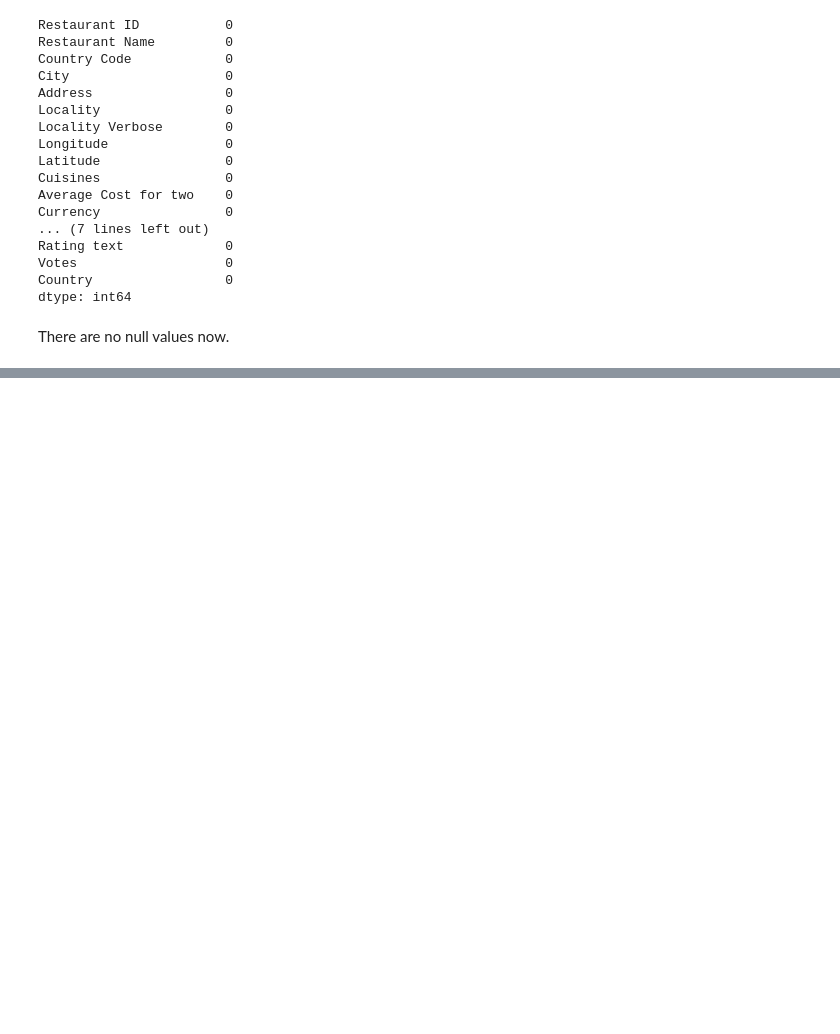
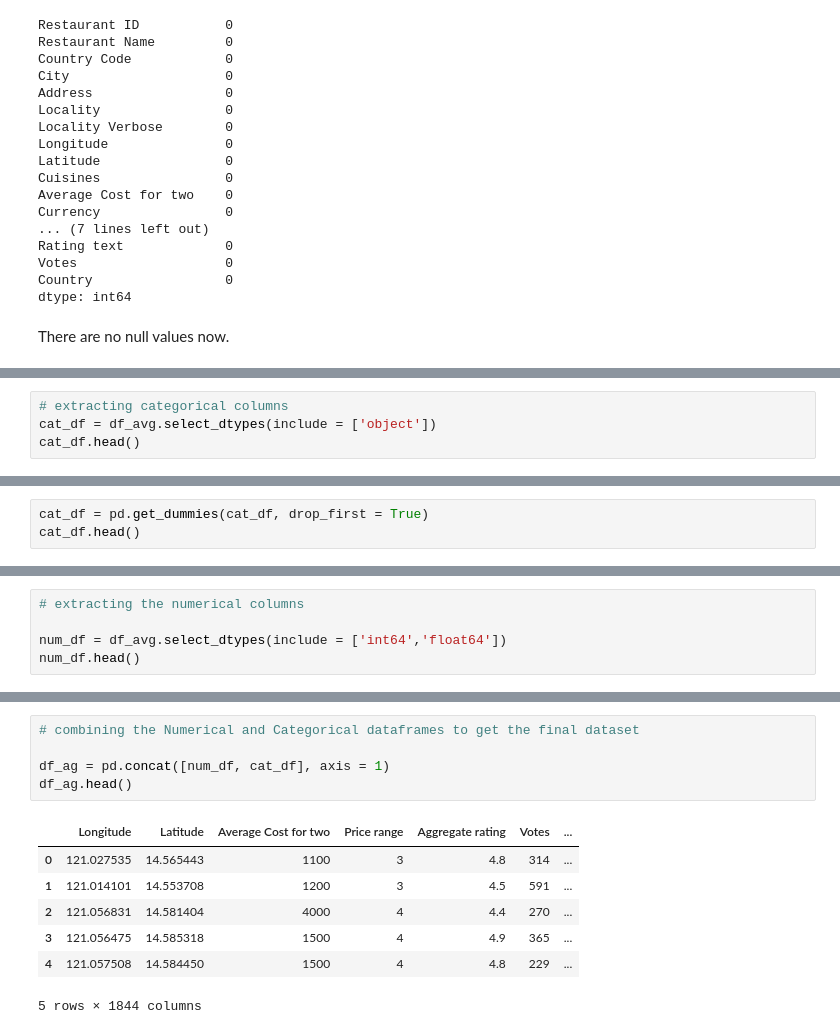
Before and after one commit to Thejas-V/projects, a Jupyter notebook: zomato.ipynb, the cells around one changed output, grey strips where cells are left out. Drawn from its saved outputs; the diff is of its cells as text; blank space fills up the shorter version.

```diff
--- a/zomato.ipynb
+++ b/zomato.ipynb
@@ -136,0 +317,4 @@ There are no null values now.
+# %%
+# extracting categorical columns
+cat_df = df_avg.select_dtypes(include = ['object'])
+cat_df.head()
@@ -136,0 +352,3 @@ There are no null values now.
+# %%
+cat_df = pd.get_dummies(cat_df, drop_first = True)
+cat_df.head()
@@ -136,0 +363,5 @@ There are no null values now.
+# %%
+# extracting the numerical columns
+
+num_df = df_avg.select_dtypes(include = ['int64','float64'])
+num_df.head()
@@ -136,0 +375,13 @@ There are no null values now.
+# %%
+# combining the Numerical and Categorical dataframes to get the final dataset
+
+df_ag = pd.concat([num_df, cat_df], axis = 1)
+df_ag.head()
+# %% [output]
+|  | Longitude | Latitude | Average Cost for two | Price range | Aggregate rating | Votes | ... |
+| 0 | 121.027535 | 14.565443 | 1100 | 3 | 4.8 | 314 | ... |
+| 1 | 121.014101 | 14.553708 | 1200 | 3 | 4.5 | 591 | ... |
+| 2 | 121.056831 | 14.581404 | 4000 | 4 | 4.4 | 270 | ... |
+| 3 | 121.056475 | 14.585318 | 1500 | 4 | 4.9 | 365 | ... |
+| 4 | 121.057508 | 14.584450 | 1500 | 4 | 4.8 | 229 | ... |
+5 rows × 1844 columns
```
Also changed, not shown: parts of 34 cells of this notebook.
